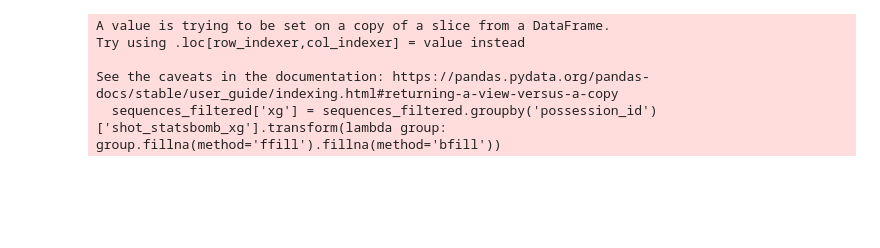
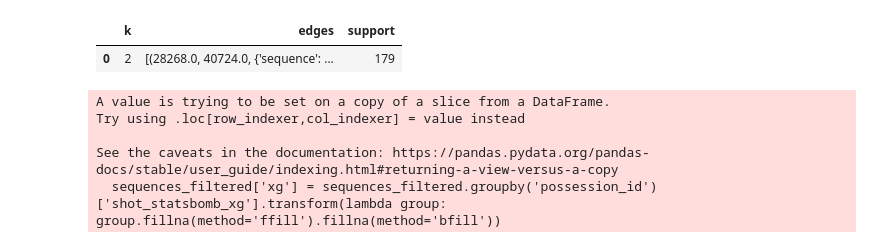
Before and after one commit to Morten-Tejlmand/5-semester, a Jupyter notebook: Fodbold/Passing/player passing sequences.ipynb, the cells around one changed output. Drawn from its saved outputs; the diff is of its cells as text; code cells hidden in the pictures; blank space fills up the shorter version.

```diff
--- a/Fodbold/Passing/player passing sequences.ipynb
+++ b/Fodbold/Passing/player passing sequences.ipynb
@@ -5,3 +337,11 @@ import numpy as np
+# %%
+filtered_df = patterns_df[patterns_df['edges'].apply(
+    lambda edges: any('sequence' in attr and attr['sequence'] == 1 for _, _, attr in edges)
+)]
+filtered_df
+# %% [output]
+|  | k | edges | support |
+| 0 | 2 | [(28268.0, 40724.0, {'sequence': ... | 179 |
 # %%
 #All events sorted for barca home games and possession
 events = sb.competition_events(
```
Also changed, not shown: parts of 6 cells of this notebook, 5 other files.
